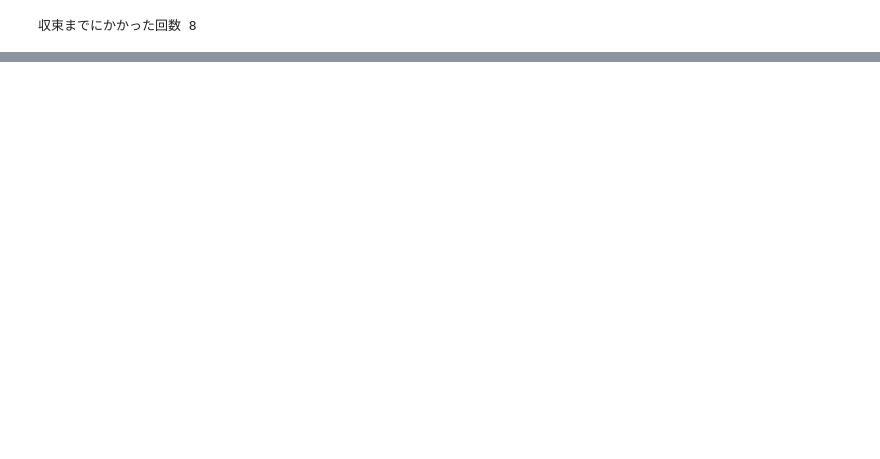
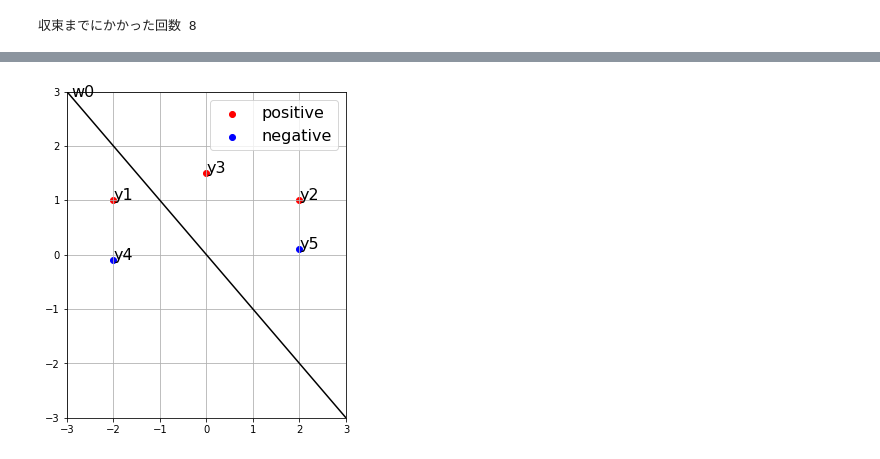
Before and after one commit to hmHam/uni_ml_kiso, a Jupyter notebook: kadai1_2.ipynb, the cells around one changed output, grey strips where cells are left out. Drawn from its saved outputs; the diff is of its cells as text; code cells hidden in the pictures; blank space fills up the shorter version.

```diff
--- a/kadai1_2.ipynb
+++ b/kadai1_2.ipynb
@@ -139,0 +104,20 @@ plt.show()
+# %%
+# 可視化
+plt.figure(figsize=(5, 6))
+x1_min, x1_max = (-3, 3)
+x2_min, x2_max = (-3, 3)
+plt.grid()
+plt.xlim(x1_min, x1_max)
+plt.ylim(x2_min, x2_max)
+
+plt.scatter(X[y == 1, 1], X[y == 1, 2], color='red', label='positive')
+plt.scatter(X[y == -1, 1], X[y == -1, 2], color='blue', label='negative')
+for i in range(X.shape[0]):
+    plt.annotate(f'y{i + 1}', (X[i, 1], X[i, 2]), fontsize=FS)
+
+w0 = w_history[0]
+draw_line(w0, 'black', 'w0')
+plt.legend(fontsize=FS)
+plt.show()
+# %% [output]
+[figure, added]
```
Also changed, not shown: parts of 4 cells of this notebook, 1 other file.
